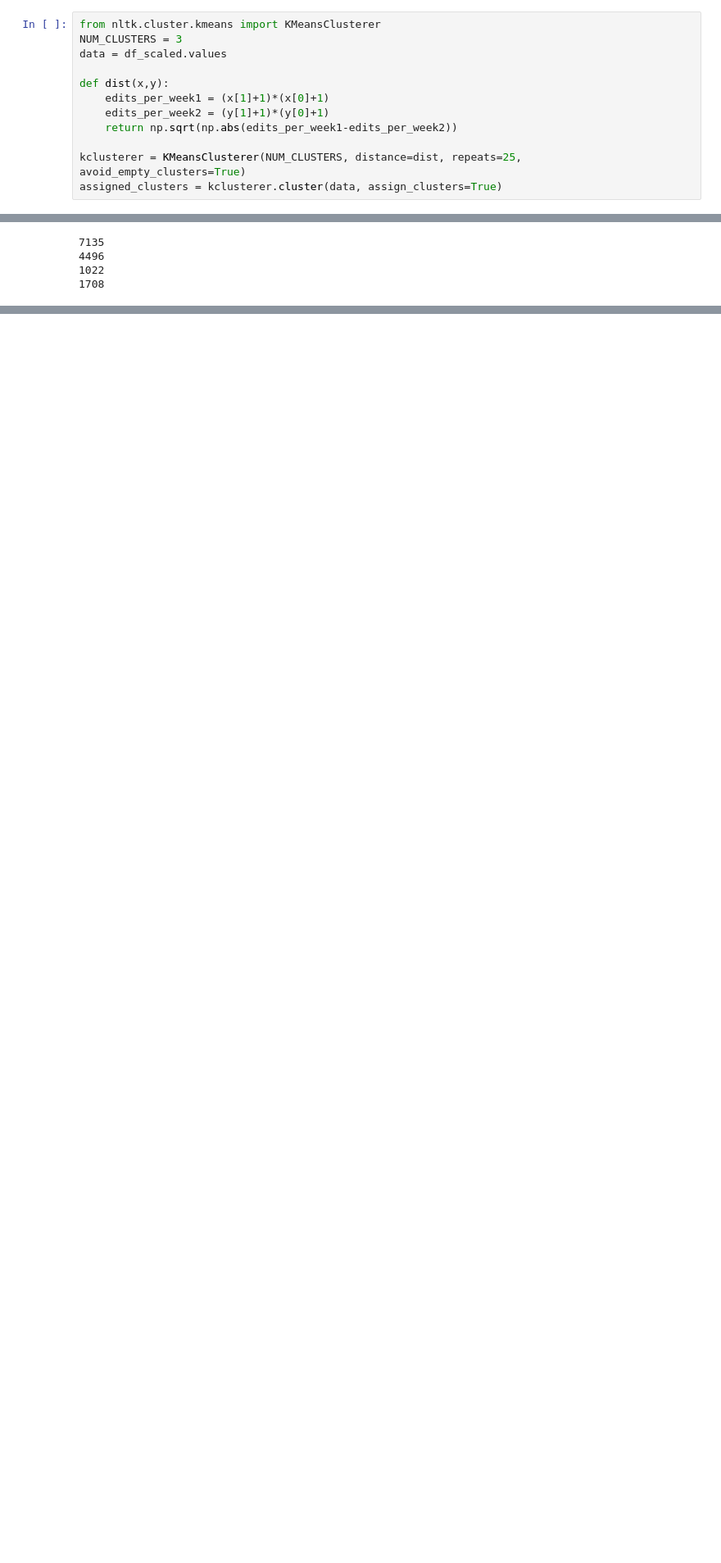
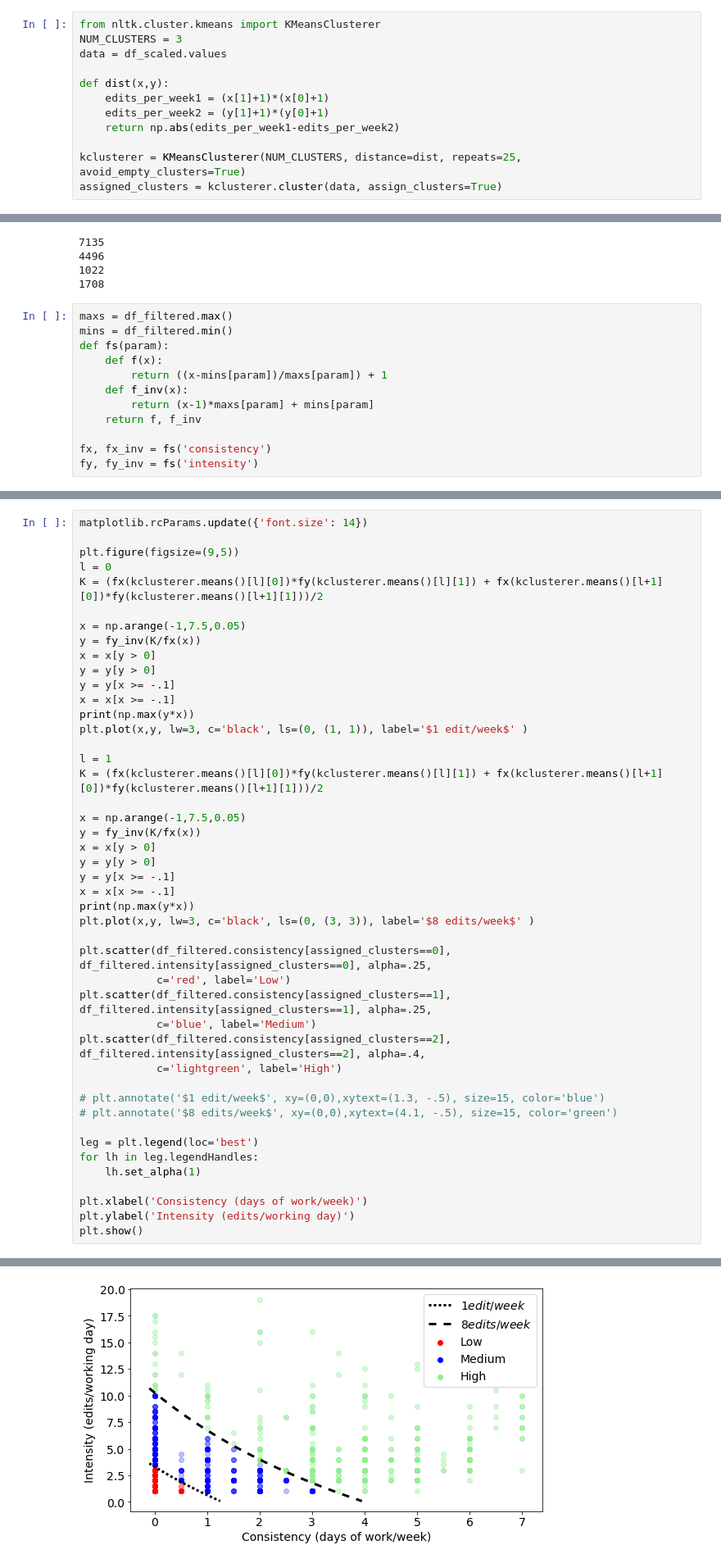
Before and after one commit to NickHoernle/incentive_design, a Jupyter notebook: notebooks/01-24-2019_Clustering_for_Paper.ipynb, the cells around one changed output, grey strips where cells are left out. Shown at 82% size. Saved outputs shown, nothing was run; the diff lists cells and outputs as text; blank space fills up the shorter version.

```diff
--- a/notebooks/01-24-2019_Clustering_for_Paper.ipynb
+++ b/notebooks/01-24-2019_Clustering_for_Paper.ipynb
@@ -99,7 +99,7 @@ data = df_scaled.values
 def dist(x,y):
     edits_per_week1 = (x[1]+1)*(x[0]+1)
     edits_per_week2 = (y[1]+1)*(y[0]+1)
-    return np.sqrt(np.abs(edits_per_week1-edits_per_week2))
+    return np.abs(edits_per_week1-edits_per_week2)
 
 kclusterer = KMeansClusterer(NUM_CLUSTERS, distance=dist, repeats=25, avoid_empty_clusters=True)
 assigned_clusters = kclusterer.cluster(data, assign_clusters=True)
@@ -145,3 +145,15 @@ for i in np.unique(assigned_clusters):
 4496
 1022
 1708
+# %%
+maxs = df_filtered.max()
+mins = df_filtered.min()
+def fs(param):
+    def f(x):
+        return ((x-mins[param])/maxs[param]) + 1
+    def f_inv(x):
+        return (x-1)*maxs[param] + mins[param]
+    return f, f_inv
+
+fx, fx_inv = fs('consistency')
+fy, fy_inv = fs('intensity')
@@ -147,0 +212,46 @@ for i in np.unique(assigned_clusters):
+# %%
+matplotlib.rcParams.update({'font.size': 14})
+
+plt.figure(figsize=(9,5))
+l = 0
+K = (fx(kclusterer.means()[l][0])*fy(kclusterer.means()[l][1]) + fx(kclusterer.means()[l+1][0])*fy(kclusterer.means()[l+1][1]))/2
+
+x = np.arange(-1,7.5,0.05)
+y = fy_inv(K/fx(x))
+x = x[y > 0]
+y = y[y > 0]
+y = y[x >= -.1]
+x = x[x >= -.1]
+print(np.max(y*x))
+plt.plot(x,y, lw=3, c='black', ls=(0, (1, 1)), label='$1 edit/week$' )
+
+l = 1
+K = (fx(kclusterer.means()[l][0])*fy(kclusterer.means()[l][1]) + fx(kclusterer.means()[l+1][0])*fy(kclusterer.means()[l+1][1]))/2
+
+x = np.arange(-1,7.5,0.05)
+y = fy_inv(K/fx(x))
+x = x[y > 0]
+y = y[y > 0]
+y = y[x >= -.1]
+x = x[x >= -.1]
+print(np.max(y*x))
+plt.plot(x,y, lw=3, c='black', ls=(0, (3, 3)), label='$8 edits/week$' )
+
+plt.scatter(df_filtered.consistency[assigned_clusters==0], df_filtered.intensity[assigned_clusters==0], alpha=.25,
+            c='red', label='Low')
+plt.scatter(df_filtered.consistency[assigned_clusters==1], df_filtered.intensity[assigned_clusters==1], alpha=.25,
+            c='blue', label='Medium')
+plt.scatter(df_filtered.consistency[assigned_clusters==2], df_filtered.intensity[assigned_clusters==2], alpha=.4,
+            c='lightgreen', label='High')
+
+# plt.annotate('$1 edit/week$', xy=(0,0),xytext=(1.3, -.5), size=15, color='blue')
+# plt.annotate('$8 edits/week$', xy=(0,0),xytext=(4.1, -.5), size=15, color='green')
+
+leg = plt.legend(loc='best')
+for lh in leg.legendHandles:
+    lh.set_alpha(1)
+
+plt.xlabel('Consistency (days of work/week)')
+plt.ylabel('Intensity (edits/working day)')
+plt.show()
+# %% [output]
@@ -147,0 +260 @@ for i in np.unique(assigned_clusters):
+[figure, added]
```
Also changed, not shown: parts of 17 cells of this notebook.
